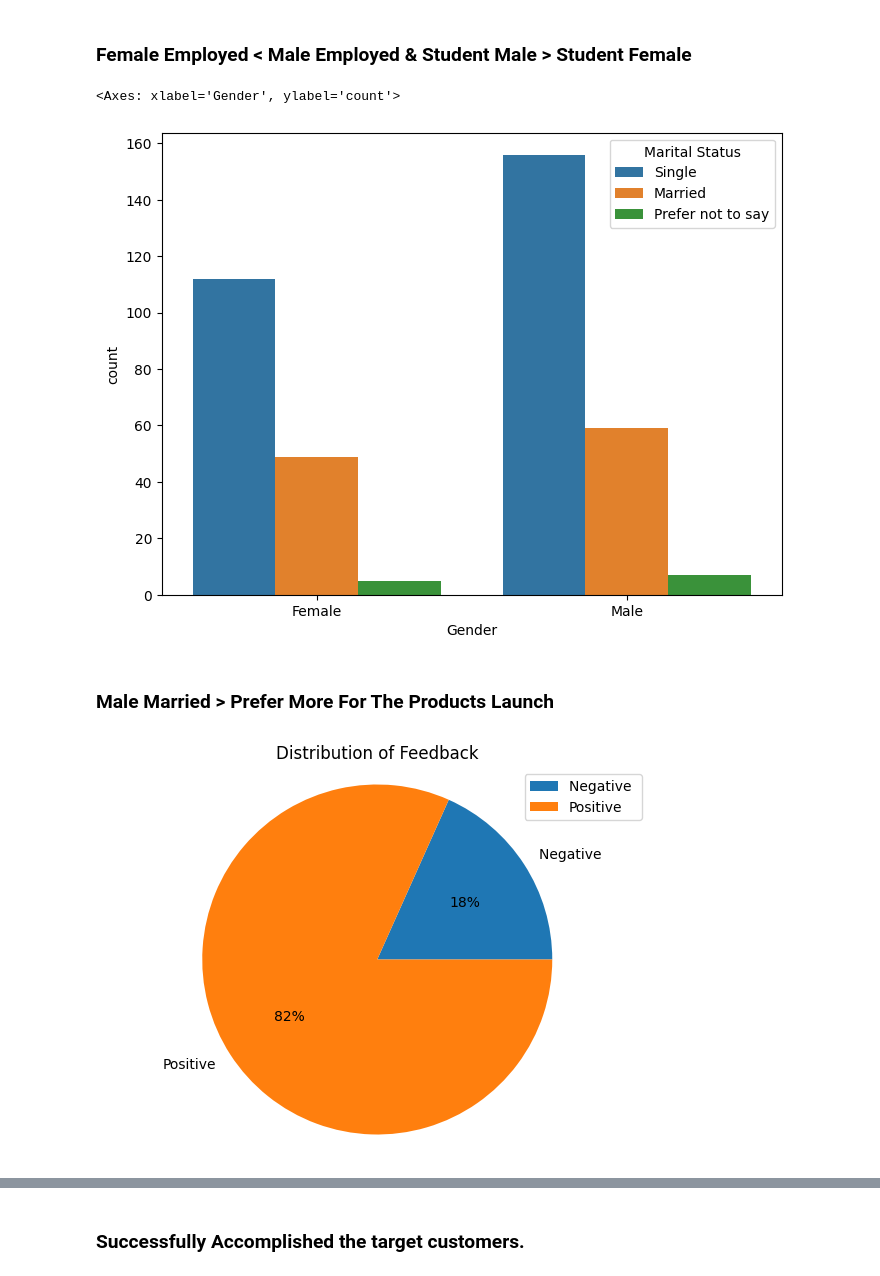
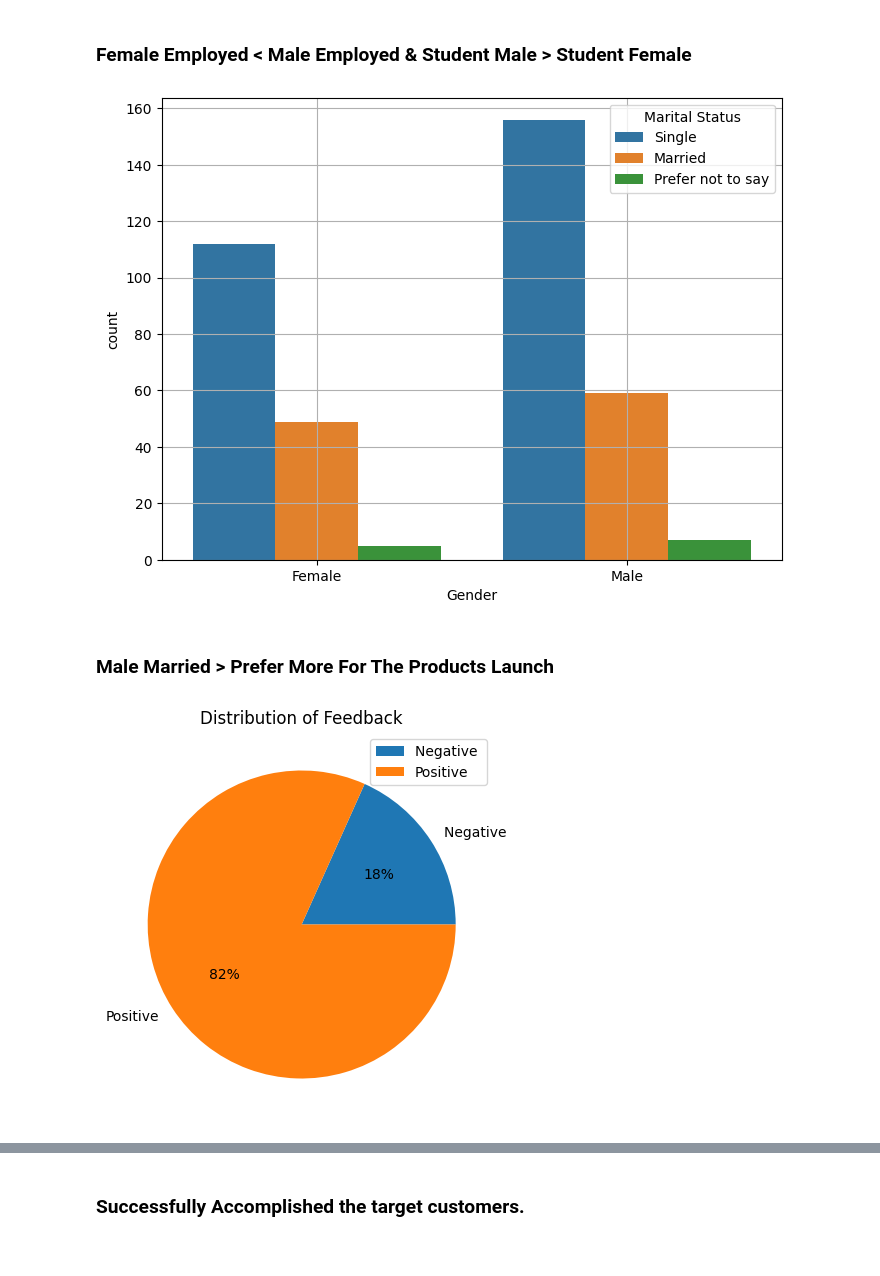
Before and after one commit to ayushsiloiya619/Online-Food-Orders-Analysis, a Jupyter notebook: Online_Food.ipynb, the cells around one changed output, grey strips where cells are left out. Drawn from its saved outputs; the diff is of its cells as text; code cells hidden in the pictures.

```diff
--- a/Online_Food.ipynb
+++ b/Online_Food.ipynb
@@ -250,21 +250,20 @@ plt.grid(True)
 # %%
 plt.figure(figsize=(8,6))
 sns.countplot(data=df, x="Gender",hue="Marital Status")
+plt.grid(True)
 # %% [output]
-<Axes: xlabel='Gender', ylabel='count'>
-[figure, old version]
+[figure, new version]
 # %% [markdown]
 ### Male Married > Prefer More For The Products Launch
 # %%
 plt.figure(figsize=(7,5))
 feedback_group_by=df.groupby("Feedback").size()
 plt.pie(feedback_group_by,labels=feedback_group_by.index,autopct='%.0f%%')
 plt.title("Distribution of Feedback")
 plt.legend()
-plt.axis("Equal")
 plt.show()
 # %% [output]
-[figure, old version]
+[figure, new version]
 # %%
 plt.figure(figsize=(8,6))
 sns.countplot(data=df,x="Occupation",hue="Feedback")
```
Also changed, not shown: parts of 3 cells of this notebook.
